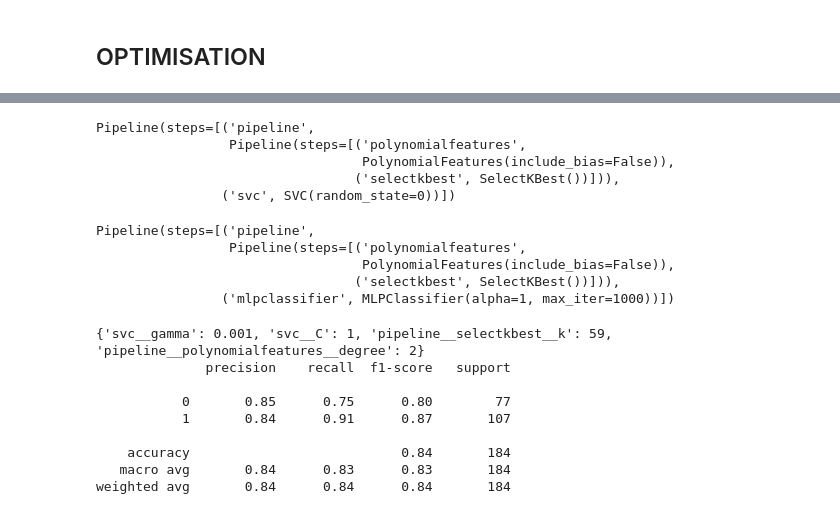
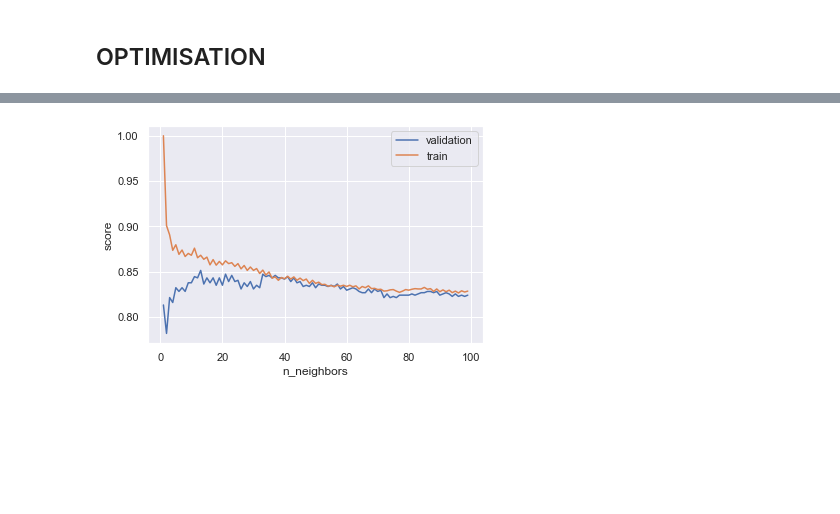
Before and after one commit to Charl-K225238/TP_Prediction_heart_disease, a Jupyter notebook: Tp 02 Prédiction d'une maladie cardiaque .ipynb, the cells around one changed output, grey strips where cells are left out. Saved outputs shown, nothing was run; the diff lists cells and outputs as text; code cells hidden in the pictures; blank space fills up the shorter version.

```diff
--- a/Tp 02 Prédiction d'une maladie cardiaque .ipynb
+++ b/Tp 02 Prédiction d'une maladie cardiaque .ipynb
@@ -826 +1005,17 @@ weighted avg       0.81      0.81      0.81       184
+# %%
+model = KNeighborsClassifier()
+k = np.arange(1, 100)
+
+train_score, val_score = validation_curve(model, X_train, y_train,
+                                          'n_neighbors', k, cv=5)
+
+plt.plot(k, val_score.mean(axis=1), label='validation')
+plt.plot(k, train_score.mean(axis=1), label='train')
+
+plt.ylabel('score')
+plt.xlabel('n_neighbors')
+plt.legend()
+plt.show()
+# %% [output]
+[figure, added]
 # %%
@@ -828,16 +1022,0 @@ from sklearn.model_selection import GridSearchCV, RandomizedSearchCV
-# %%
-SVM
-# %% [output]
-Pipeline(steps=[('pipeline',
-                 Pipeline(steps=[('polynomialfeatures',
-                                  PolynomialFeatures(include_bias=False)),
-                                 ('selectkbest', SelectKBest())])),
-                ('svc', SVC(random_state=0))])
-# %%
-MLP
-# %% [output]
-Pipeline(steps=[('pipeline',
-                 Pipeline(steps=[('polynomialfeatures',
-                                  PolynomialFeatures(include_bias=False)),
-                                 ('selectkbest', SelectKBest())])),
-                ('mlpclassifier', MLPClassifier(alpha=1, max_iter=1000))])
@@ -849,21 +1022,0 @@ hyper_params = {'svc__gamma':[1e-3, 1e-4, 0.0005],
-# %%
-grid = RandomizedSearchCV(SVM, hyper_params, scoring='recall', cv=4,
-                          n_iter=40)
-
-grid.fit(X_train, y_train)
-
-print(grid.best_params_)
-
-y_pred = grid.predict(X_test)
-
-print(classification_report(y_test, y_pred))
-# %% [output]
-{'svc__gamma': 0.001, 'svc__C': 1, 'pipeline__selectkbest__k': 59, 'pipeline__polynomialfeatures__degree': 2}
-              precision    recall  f1-score   support
-
-           0       0.85      0.75      0.80        77
-           1       0.84      0.91      0.87       107
-
-    accuracy                           0.84       184
-   macro avg       0.84      0.83      0.83       184
-weighted avg       0.84      0.84      0.84       184
```
Also changed, not shown: parts of 51 cells of this notebook.
